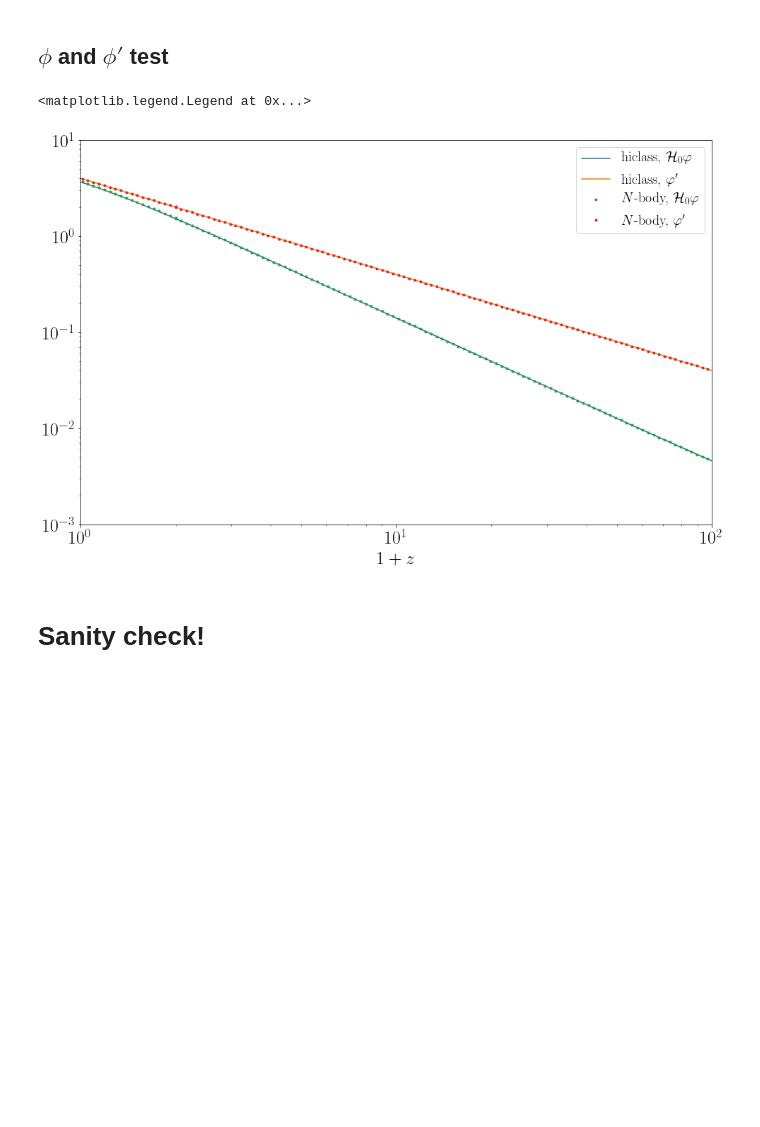
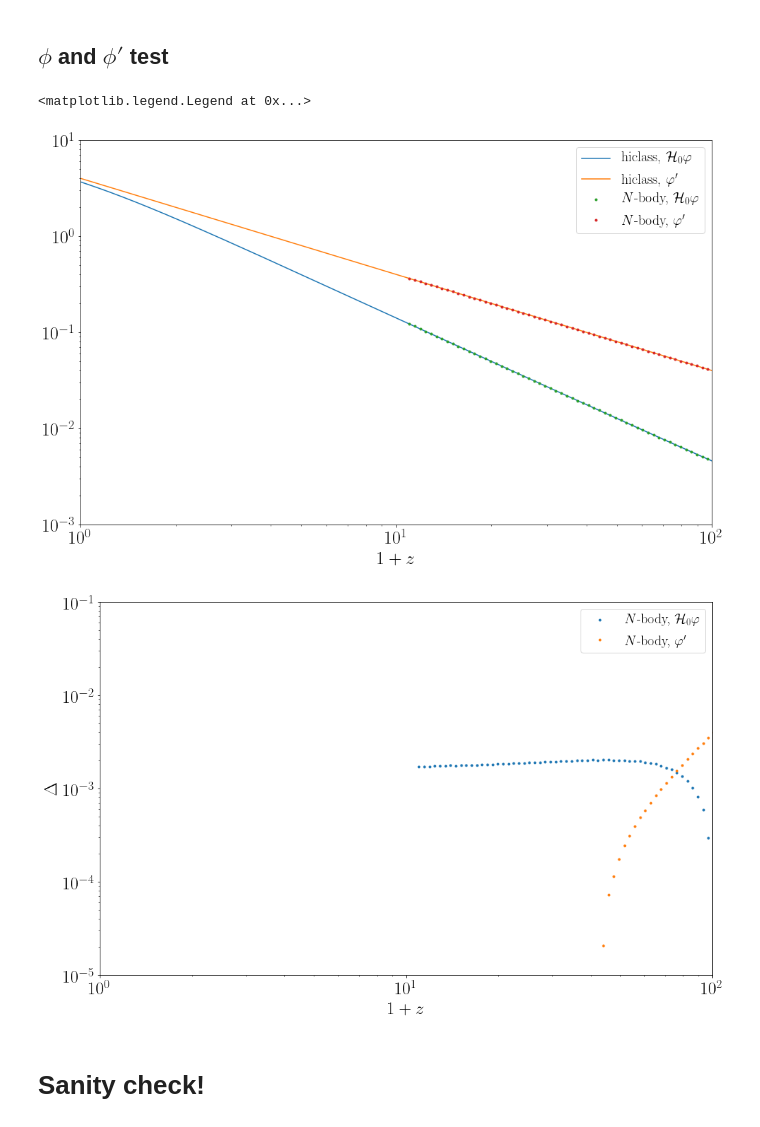
Before and after one commit to FarbodHassani/k-evolution_devel, a Jupyter notebook: Notebooks/kevolutoin_vs_hiclass.ipynb, the cells around one changed output. Drawn from its saved outputs; the diff is of its cells as text; code cells hidden in the pictures; blank space fills up the shorter version.

```diff
--- a/Notebooks/kevolutoin_vs_hiclass.ipynb
+++ b/Notebooks/kevolutoin_vs_hiclass.ipynb
@@ -123,31 +123,53 @@ class_file = np.loadtxt("./../../hi_class_pub_devel/output/kessence_power00_back
 # %%
 plt.figure(figsize=(16,10))
 plt.rc('text', usetex=True)
 font = {'family' : 'normal',
         'weight' : 'bold',
         'size'   : text_size}
 plt.rc('font', **font)
 
 H0 = class_file[-1:,3]
 plt.plot(1+class_file[:,0],class_file[:,28] * H0,"-",label=r"hiclass, $\mathcal{H}_0 \varphi$")
 plt.plot(1+class_file[:,0],class_file[:,29],"-",label=r"hiclass, $\varphi'$")
 # plt.plot(1+class_file[:,0],class_file[:,30],"o",label=r"CLASS, $\varphi''$")
 
 
 plt.plot(1+avg_file[:,0],avg_file[:,1],".",label=r"$N$-body, $\mathcal{H}_0 \varphi$")
 plt.plot(1+avg_file[:,0],avg_file[:,2],".",label=r"$N$-body, $\varphi'$")
 
-
 # plt.ylabel(r"$c_s^2$")
 plt.xlabel(r"$1+z$")
 plt.xlim(1, 100 )
 plt.ylim(1.e-3, 1.e1)
 plt.yscale('log')
 plt.xscale('log')
 plt.legend(fontsize=20)
+
+# Relative difference
+plt.figure(figsize=(16,10))
+plt.rc('text', usetex=True)
+font = {'family' : 'normal',
+        'weight' : 'bold',
+        'size'   : text_size}
+plt.rc('font', **font)
+
+phi_smg = interp1d(class_file[:,0], class_file[:,28]* H0)
+phi_prime = interp1d(class_file[:,0], class_file[:,29])
+
+plt.plot(1+avg_file[:,0],(avg_file[:,1]-phi_smg(avg_file[:,0]))/phi_smg(avg_file[:,0]) ,".",label=r"$N$-body, $\mathcal{H}_0 \varphi$")
+plt.plot(1+avg_file[:,0],(avg_file[:,2]-phi_prime(avg_file[:,0]))/phi_prime(avg_file[:,0]),".",label=r"$N$-body, $\varphi'$")
+
+plt.xlabel(r"$1+z$")
+plt.ylabel(r"$\Delta$")
+plt.xlim(1, 100 )
+plt.ylim(1.e-5, 0.1)
+plt.yscale('log')
+plt.xscale('log')
+plt.legend(fontsize=20)
 # %% [output]
 <matplotlib.legend.Legend at 0x...>
-[figure, old version]
+[figure, new version]
+[figure, added]
 # %% [markdown]
 # Sanity check!
 # %%
```
Also changed, not shown: parts of 4 cells of this notebook.
